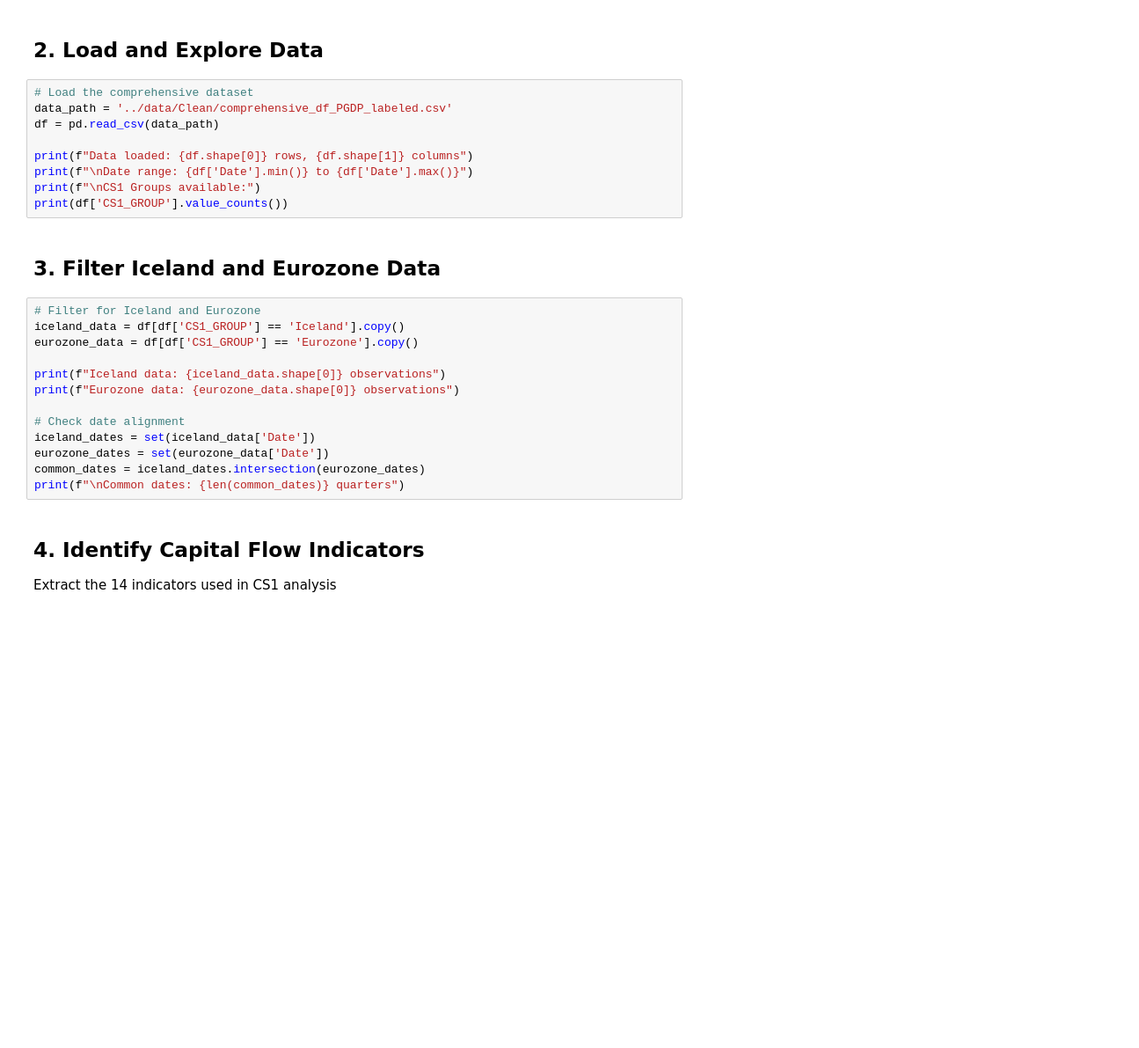
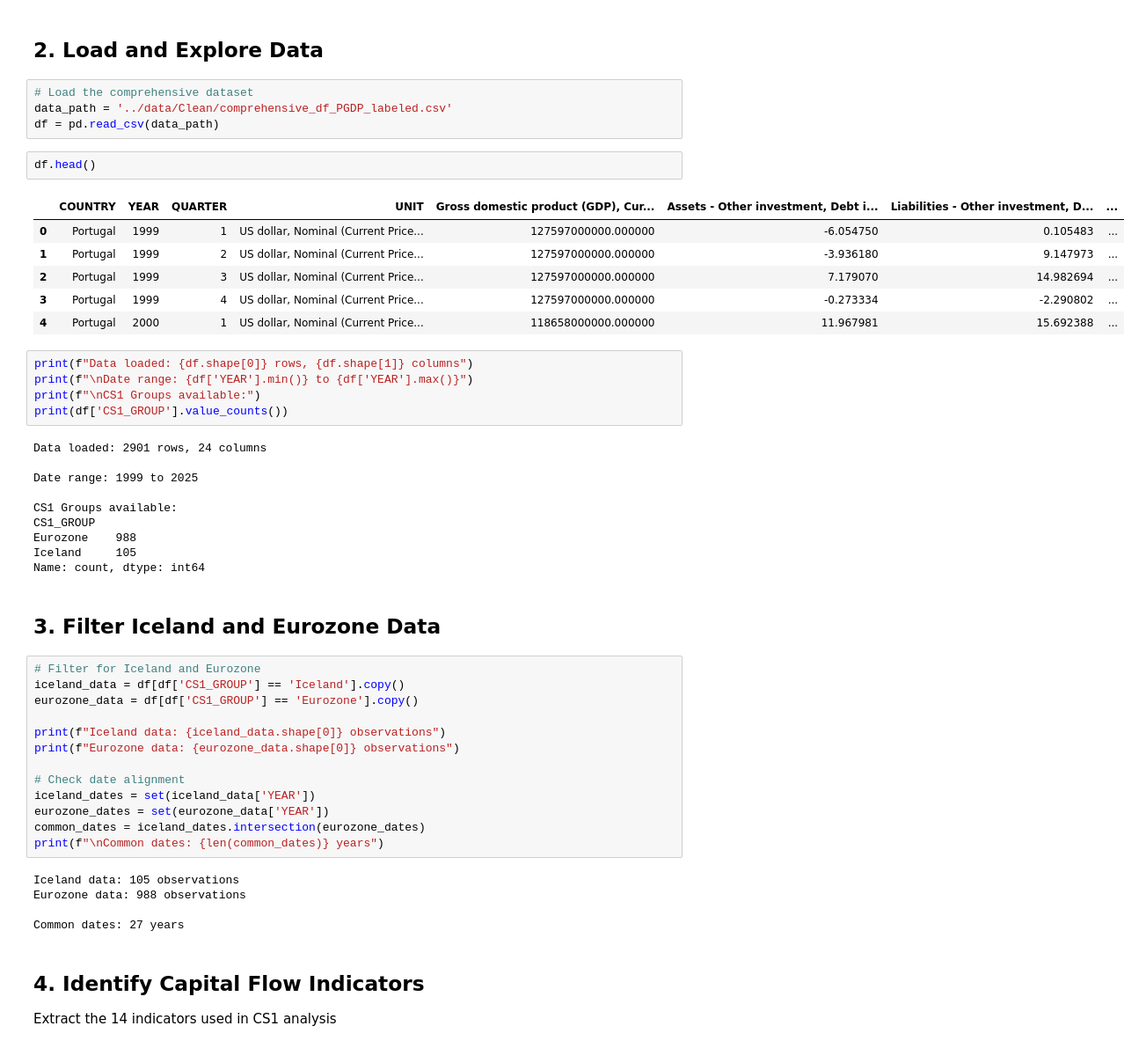
Before and after one commit to njpastrone/analyzing-capital-flows, a Jupyter notebook: research_pipeline/notebooks/CS1_Iceland_vs_Eurozone.ipynb, the cells around one changed output. Shown at 88% size. Saved outputs shown, nothing was run; the diff lists cells and outputs as text; blank space fills up the shorter version.

```diff
--- a/research_pipeline/notebooks/CS1_Iceland_vs_Eurozone.ipynb
+++ b/research_pipeline/notebooks/CS1_Iceland_vs_Eurozone.ipynb
@@ -28,14 +30,33 @@ print("Setup complete. Libraries loaded.")
 # %% [markdown]
 ## 2. Load and Explore Data
+# %%
+# Load the comprehensive dataset
+data_path = '../data/Clean/comprehensive_df_PGDP_labeled.csv'
+df = pd.read_csv(data_path)
+# %%
+df.head()
+# %% [output]
+|  | COUNTRY | YEAR | QUARTER | UNIT | Gross domestic product (GDP), Cur... | Assets - Other investment, Debt i... | Liabilities - Other investment, D... | ... |
+| 0 | Portugal | 1999 | 1 | US dollar, Nominal (Current Price... | 127597000000.000000 | -6.054750 | 0.105483 | ... |
+| 1 | Portugal | 1999 | 2 | US dollar, Nominal (Current Price... | 127597000000.000000 | -3.936180 | 9.147973 | ... |
+| 2 | Portugal | 1999 | 3 | US dollar, Nominal (Current Price... | 127597000000.000000 | 7.179070 | 14.982694 | ... |
+| 3 | Portugal | 1999 | 4 | US dollar, Nominal (Current Price... | 127597000000.000000 | -0.273334 | -2.290802 | ... |
+| 4 | Portugal | 2000 | 1 | US dollar, Nominal (Current Price... | 118658000000.000000 | 11.967981 | 15.692388 | ... |
 # %%
-# Load the comprehensive dataset
-data_path = '../data/Clean/comprehensive_df_PGDP_labeled.csv'
-df = pd.read_csv(data_path)
-
 print(f"Data loaded: {df.shape[0]} rows, {df.shape[1]} columns")
-print(f"\nDate range: {df['Date'].min()} to {df['Date'].max()}")
+print(f"\nDate range: {df['YEAR'].min()} to {df['YEAR'].max()}")
 print(f"\nCS1 Groups available:")
 print(df['CS1_GROUP'].value_counts())
+# %% [output]
+Data loaded: 2901 rows, 24 columns
+
+Date range: 1999 to 2025
+
+CS1 Groups available:
+CS1_GROUP
+Eurozone    988
+Iceland     105
+Name: count, dtype: int64
 # %% [markdown]
 ## 3. Filter Iceland and Eurozone Data
 # %%
@@ -47,10 +68,15 @@ print(f"Iceland data: {iceland_data.shape[0]} observations")
 print(f"Eurozone data: {eurozone_data.shape[0]} observations")
 
 # Check date alignment
-iceland_dates = set(iceland_data['Date'])
-eurozone_dates = set(eurozone_data['Date'])
+iceland_dates = set(iceland_data['YEAR'])
+eurozone_dates = set(eurozone_data['YEAR'])
 common_dates = iceland_dates.intersection(eurozone_dates)
-print(f"\nCommon dates: {len(common_dates)} quarters")
+print(f"\nCommon dates: {len(common_dates)} years")
+# %% [output]
+Iceland data: 105 observations
+Eurozone data: 988 observations
+
+Common dates: 27 years
 # %% [markdown]
 ## 4. Identify Capital Flow Indicators
 
```
Also changed, not shown: parts of 7 cells of this notebook, 34 other files.
